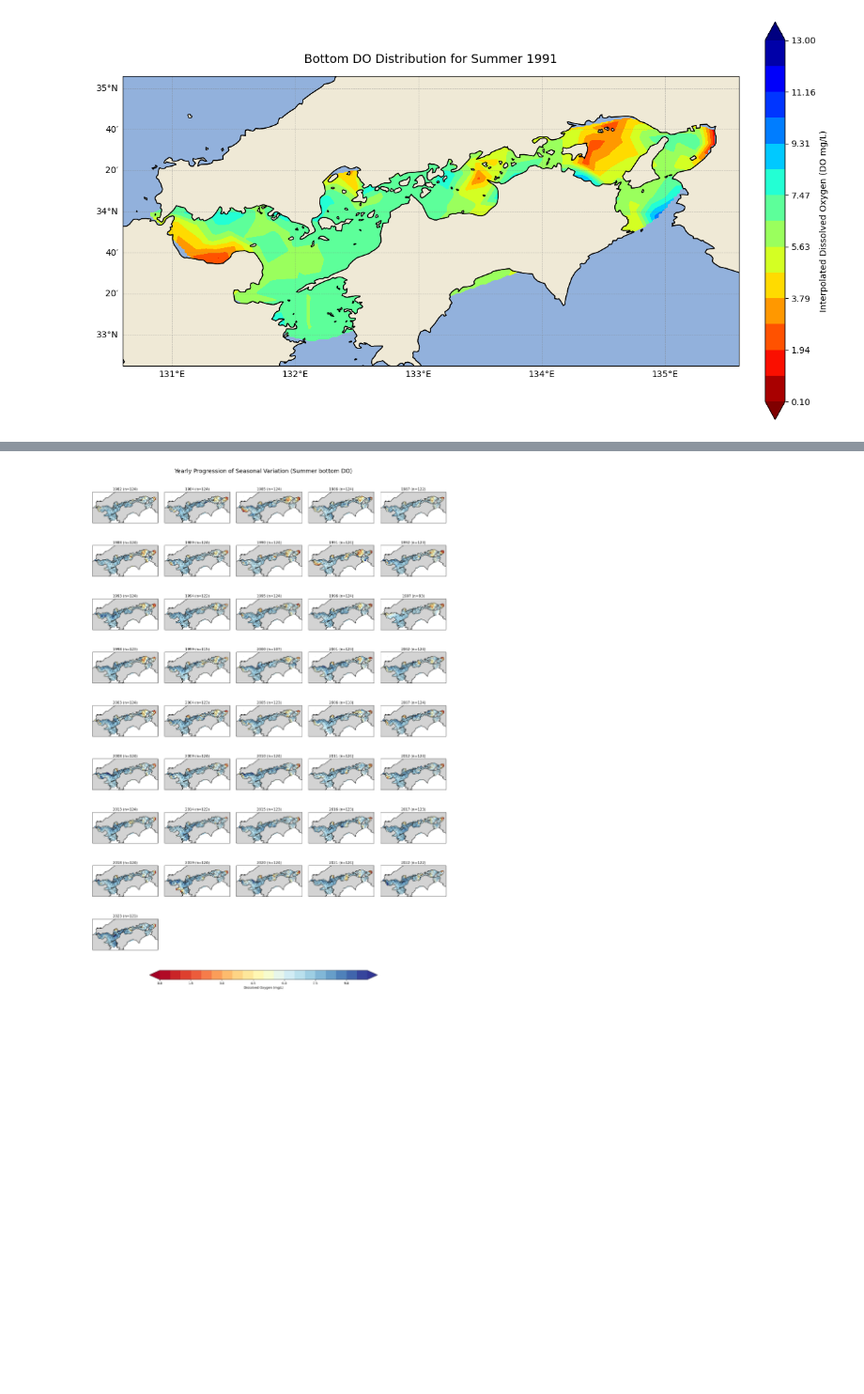
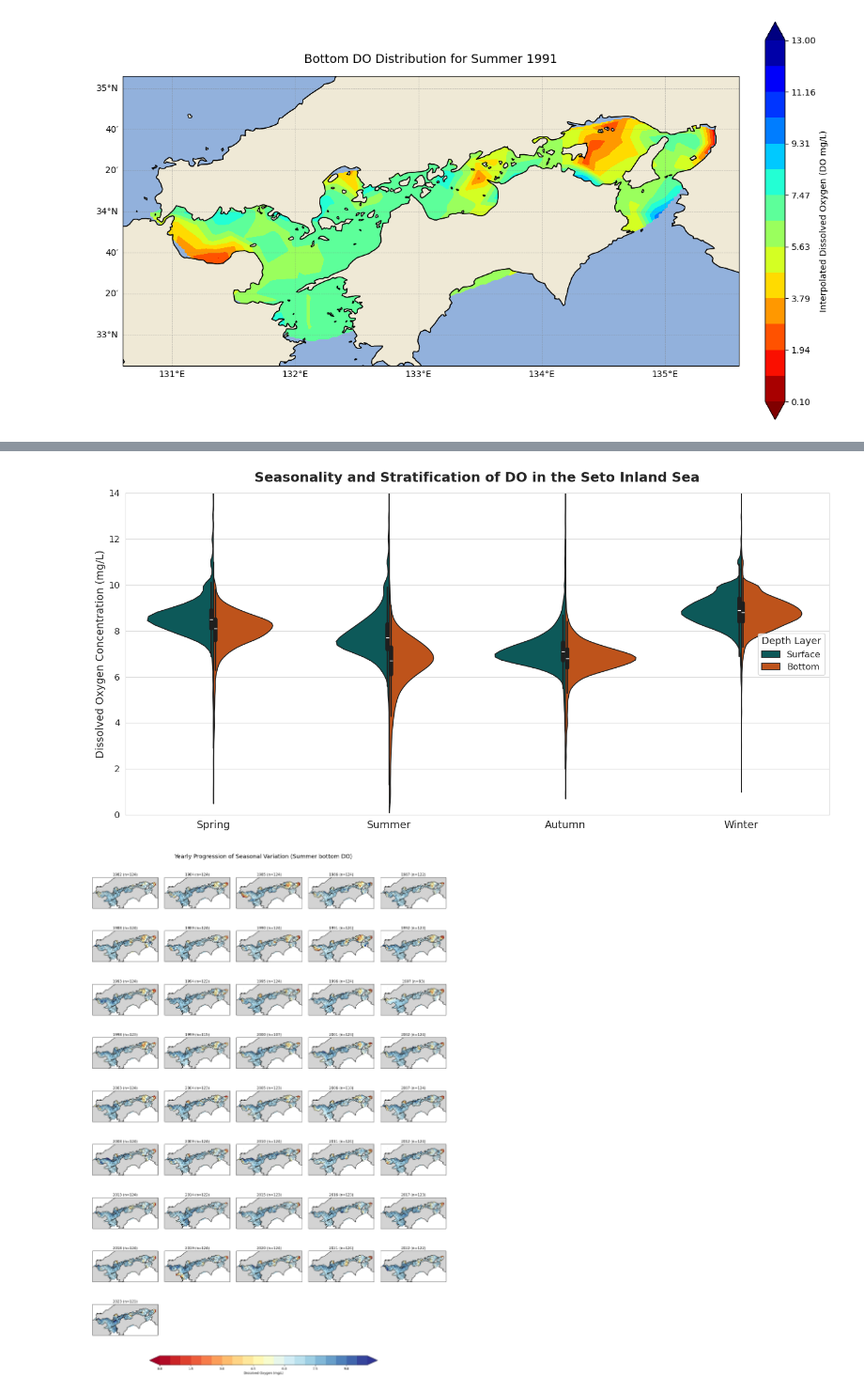
Before and after one commit to reyhanstig/SIS_Analysis_WSL, a Jupyter notebook: notebooks/16_seasonal_variation.ipynb, the cells around one changed output, grey strips where cells are left out. Shown at 94% size. Drawn from its saved outputs; the diff is of its cells as text; code cells hidden in the pictures; blank space fills up the shorter version.

```diff
--- a/notebooks/16_seasonal_variation.ipynb
+++ b/notebooks/16_seasonal_variation.ipynb
@@ -175,3 +244,90 @@ Passing `palette` without assigning `hue` is deprecated and will be removed in v
+# %%
+import pandas as pd
+import seaborn as sns
+import matplotlib.pyplot as plt
+from pathlib import Path
+import sys
+
+# Ensure local scripts are importable
+project_root = Path("../").resolve()
+if str(project_root) not in sys.path:
+    sys.path.append(str(project_root))
+
+from scripts.paths import ProjectPaths
+
+# 1. Load and aggregate data from all seasons and depth layers
+seasons = ['Spring', 'Summer', 'Autumn', 'Winter']
+layers = ['surface', 'bottom']
+
+data_frames = []
+
+for season in seasons:
+    for layer in layers:
+        subset_dir = ProjectPaths.get_subset_dir(season, layer)
+        # Target the raw DO measurements file
+        do_file = subset_dir / "yearly_do_df.csv"
+
+        if do_file.exists():
+            # Load data and melt years into a single 'DO' column
+            df = pd.read_csv(do_file, index_col=0)
+            df_melted = df.melt(var_name='Year', value_name='DO')
+
+            # Label with season and layer metadata
+            df_melted['Season'] = season
+            df_melted['Layer'] = layer.capitalize()
+
+            # Drop NaN values (missing measurements)
+            df_melted = df_melted.dropna(subset=['DO'])
+            data_frames.append(df_melted)
+
+if data_frames:
+    # Combine everything into one tidy DataFrame
+    all_do_df = pd.concat(data_frames, ignore_index=True)
+
+    # 2. Plotting the visualization
+    plt.figure(figsize=(14, 7))
+
+    # Simplified, clean styling
+    sns.set_style("whitegrid")
+
+    # Custom color palette matching your requested Teal/Orange theme
+    colors = {"Surface": "#006666", "Bottom": "#D94A00"}
+
+    # Create a split violin plot structure
+    ax = sns.violinplot(
+        data=all_do_df,
+        x="Season",
+        y="DO",
+        hue="Layer",
+        split=True,     # Splits the violin to easily compare Surface (left) vs Bottom (right)
+        inner="box",    # Places a quantitative boxplot inside
+        palette=colors,
+        order=seasons,  # Forces chronological seasonal order
+        linewidth=1.2,
+        cut=0           # Trims the violin tails to the actual data range
+    )
+
+    # Clean typography and titling
+    plt.title('Seasonality and Stratification of DO in the Seto Inland Sea',
+              fontsize=18, fontweight='bold', pad=15)
+    plt.ylabel('Dissolved Oxygen Concentration (mg/L)', fontsize=14)
+    plt.xlabel('', fontsize=14) # X-axis is self-explanatory
+
+    plt.xticks(fontsize=14)
+    plt.yticks(fontsize=12)
+
+    # Set the maximum y value to 14 as requested
+    plt.ylim(0, 14)
+
+    # Position the legend cleanly
+    plt.legend(title='Depth Layer', fontsize=12, title_fontsize=13, loc='center right')
+
+    plt.tight_layout()
+    plt.show()
+else:
+    print("Seasonal files not found. Please ensure stage 1.5 of the pipeline has executed.")
+# %% [output]
+[figure, added]
 # %%
 import math
 import matplotlib.pyplot as plt
```
Also changed, not shown: parts of 2 cells of this notebook, 10 other files.
